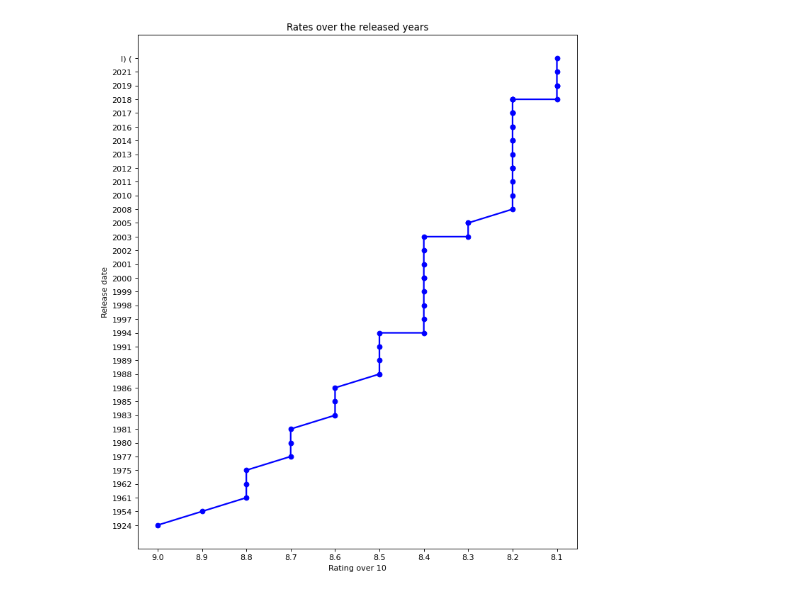
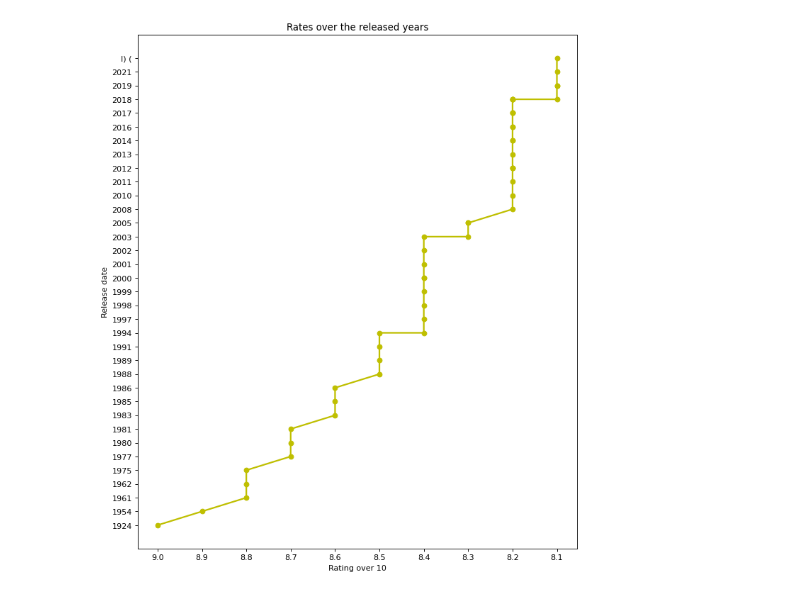
Before and after one commit to N0t10n/Strive_school, a Jupyter notebook: M1_Python/d10_Movie Challenge/action.ipynb, the cells around one changed output. Saved outputs shown, nothing was run; the diff lists cells and outputs as text; code cells hidden in the pictures.

```diff
--- a/M1_Python/d10_Movie Challenge/action.ipynb
+++ b/M1_Python/d10_Movie Challenge/action.ipynb
@@ -121,11 +121,11 @@ df
 | 49 | Le Mans '66 | 2019 | James Mangold | 8.1 | 152 | Action, Biography, Drama | Matt Damon, Christian Bale, Jon B... | 302343 | ... |
 # %%
 plt.figure(figsize = (10, 12), dpi = 80)
-plt.plot(data_df["Rating over 10"], sorted(data_df["Release date"]), color = "b", linewidth = 2, marker = "o")
+plt.plot(data_df["Rating over 10"], sorted(data_df["Release date"]), color = "y", linewidth = 2, marker = "o")
 plt.xlabel("Rating over 10")
 plt.ylabel("Release date")
 # plt.title("Total profit of all months")
 plt.title("Rates over the released years")
 plt.show()
 # %% [output]
-[figure, old version]
+[figure, new version]
```
